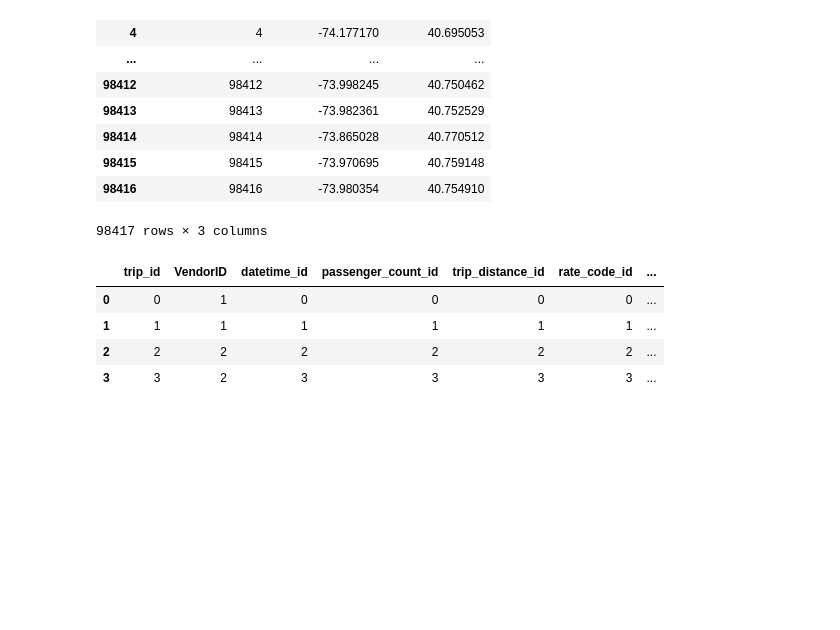
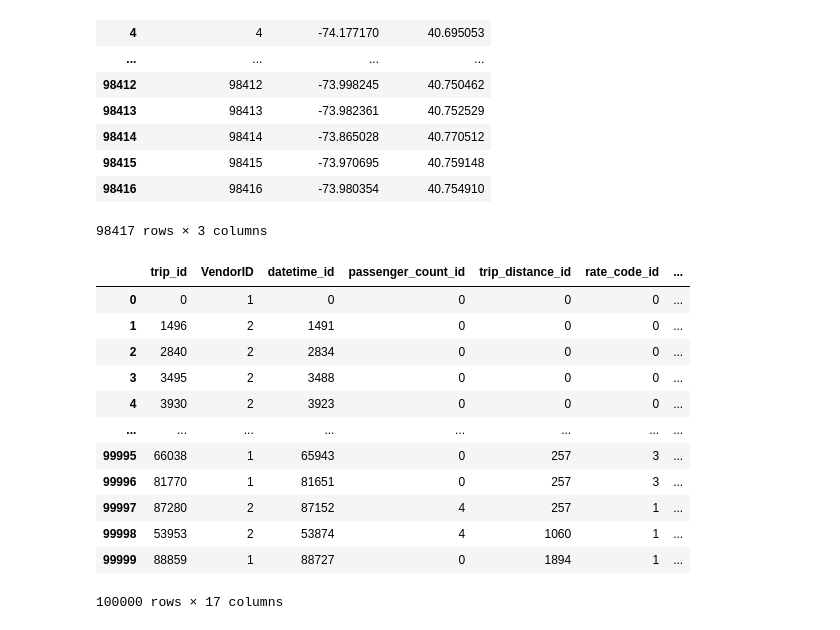
Before and after one commit to kaniyamudhan/uber-data-analytics, a Jupyter notebook: uber_data_analysis.ipynb, the cells around one changed output. Drawn from its saved outputs; the diff is of its cells as text; code cells hidden in the pictures; blank space fills up the shorter version.

```diff
--- a/uber_data_analysis.ipynb
+++ b/uber_data_analysis.ipynb
@@ -307,22 +307,30 @@ drop_location_dim
 #all dimentional columns are done ...
 #now need to create fact table...
 #using merge
-fact_table = df.merge(passenger_count_dim, left_on='trip_id', right_on='passenger_count_id') \
-             .merge(trip_distance_dim, left_on='trip_id', right_on='trip_distance_id') \
-             .merge(rate_code_dim, left_on='trip_id', right_on='rate_code_id') \
-             .merge(pick_location_dim, left_on='trip_id', right_on='pickup_location_id') \
-             .merge(drop_location_dim, left_on='trip_id', right_on='dropoff_location_id')\
-             .merge(datetime_dim, left_on='trip_id', right_on='datetime_id') \
-             .merge(payment_type_dim, left_on='trip_id', right_on='payment_type_id') \
+fact_table = df.merge(passenger_count_dim,on='passenger_count') \
+             .merge(trip_distance_dim, on='trip_distance') \
+             .merge(rate_code_dim, on='RatecodeID') \
+             .merge(pick_location_dim, on=['pickup_longitude','pickup_latitude']) \
+             .merge(drop_location_dim, on=['dropoff_longitude','dropoff_latitude'])\
+             .merge(datetime_dim,      on=['tpep_pickup_datetime','tpep_dropoff_datetime']) \
+             .merge(payment_type_dim,  on='payment_type') \
              [['trip_id','VendorID', 'datetime_id', 'passenger_count_id',
                'trip_distance_id', 'rate_code_id', 'store_and_fwd_flag', 'pickup_location_id', 'dropoff_location_id',
                'payment_type_id', 'fare_amount', 'extra', 'mta_tax', 'tip_amount', 'tolls_amount',
                'improvement_surcharge', 'total_amount']]
 # %%
-fact_table.head(99999)
+fact_table
 # %% [output]
 |  | trip_id | VendorID | datetime_id | passenger_count_id | trip_distance_id | rate_code_id | ... |
 | 0 | 0 | 1 | 0 | 0 | 0 | 0 | ... |
-| 1 | 1 | 1 | 1 | 1 | 1 | 1 | ... |
-| 2 | 2 | 2 | 2 | 2 | 2 | 2 | ... |
-| 3 | 3 | 2 | 3 | 3 | 3 | 3 | ... |
+| 1 | 1496 | 2 | 1491 | 0 | 0 | 0 | ... |
+| 2 | 2840 | 2 | 2834 | 0 | 0 | 0 | ... |
+| 3 | 3495 | 2 | 3488 | 0 | 0 | 0 | ... |
+| 4 | 3930 | 2 | 3923 | 0 | 0 | 0 | ... |
+| ... | ... | ... | ... | ... | ... | ... | ... |
+| 99995 | 66038 | 1 | 65943 | 0 | 257 | 3 | ... |
+| 99996 | 81770 | 1 | 81651 | 0 | 257 | 3 | ... |
+| 99997 | 87280 | 2 | 87152 | 4 | 257 | 1 | ... |
+| 99998 | 53953 | 2 | 53874 | 4 | 1060 | 1 | ... |
+| 99999 | 88859 | 1 | 88727 | 0 | 1894 | 1 | ... |
+100000 rows × 17 columns
```
